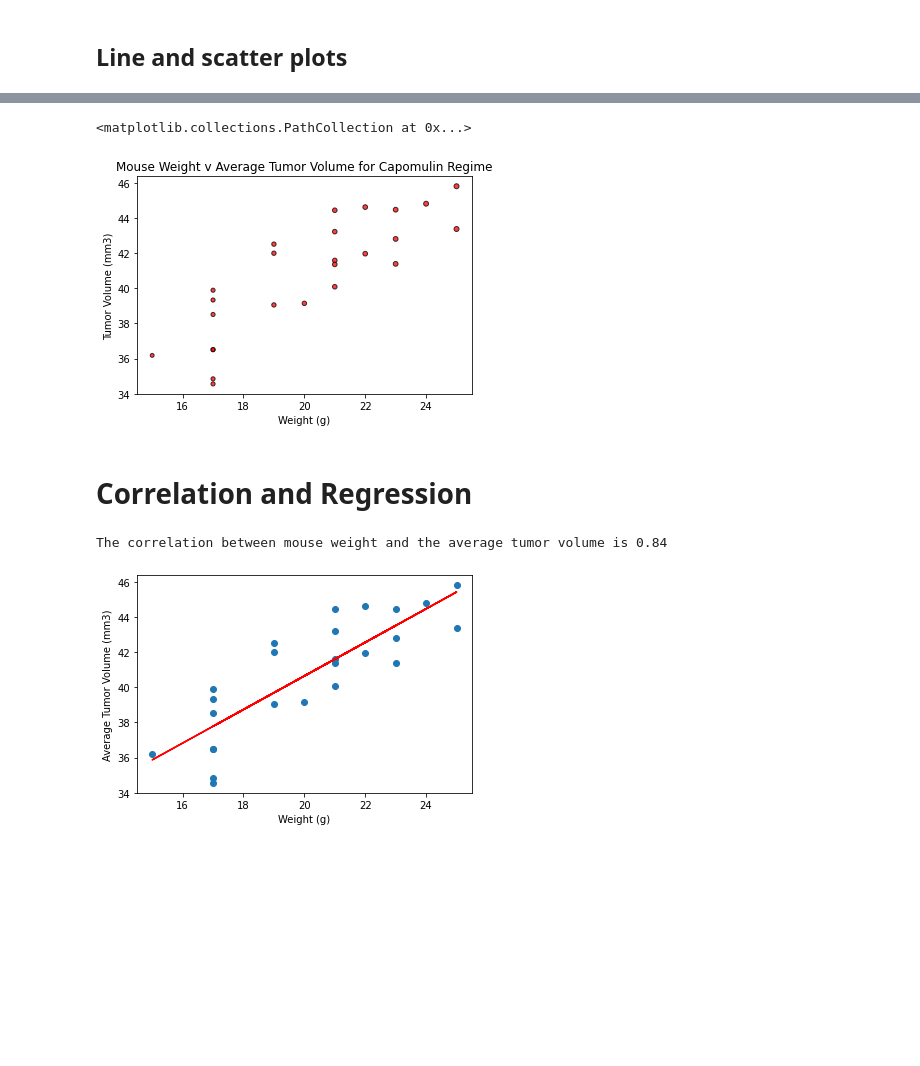
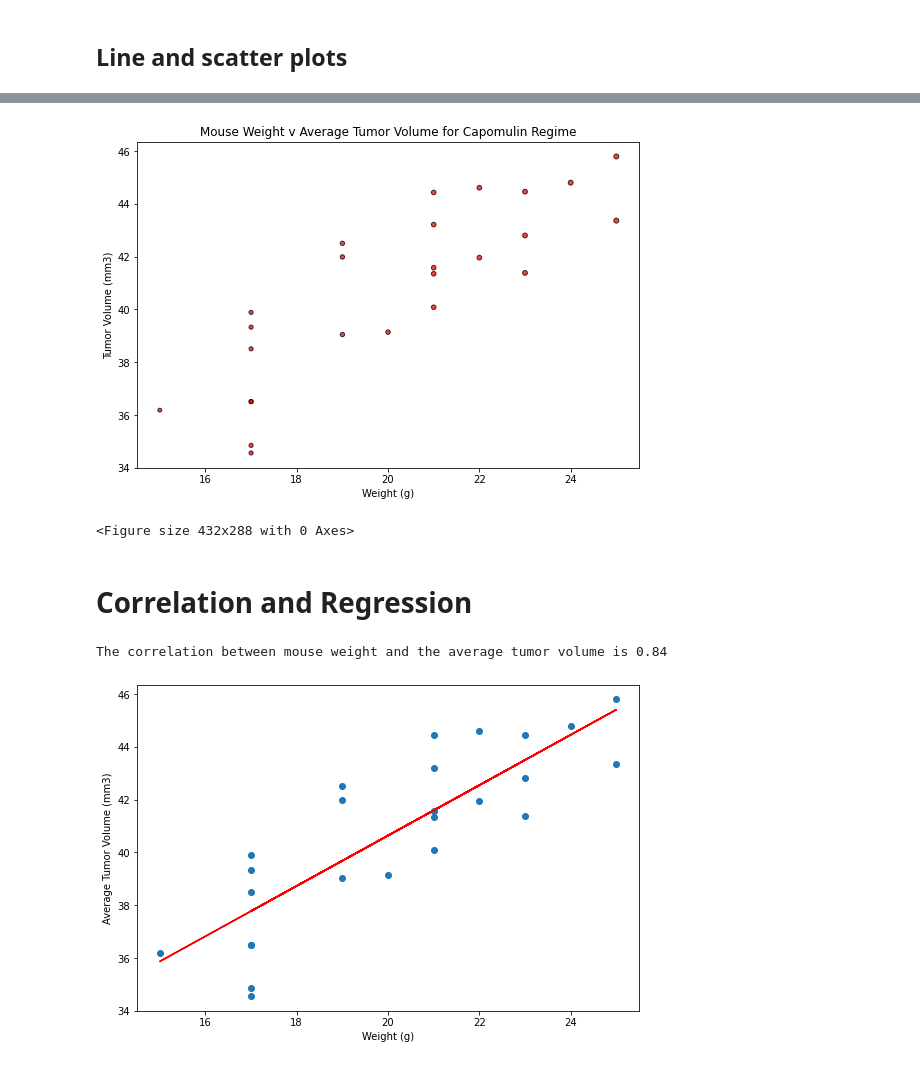
Before and after one commit to ZenAcar/AntiCancer-DrugRegimen-Analysis, a Jupyter notebook: pymaceuticals_analysis.ipynb, the cells around one changed output, grey strips where cells are left out. Drawn from its saved outputs; the diff is of its cells as text; code cells hidden in the pictures; blank space fills up the shorter version.

```diff
--- a/pymaceuticals_analysis.ipynb
+++ b/pymaceuticals_analysis.ipynb
@@ -229,6 +247,7 @@ capomulin_chart = combined_data.loc[combined_data["Drug Regimen"] == "Capomulin"
 
 capomulin_avg=capomulin_chart.groupby(['Mouse ID']).mean()
 
+fig = plt.figure(1, figsize=(9, 6))
 x_axis= capomulin_avg['Weight (g)']
 data= capomulin_avg['Tumor Volume (mm3)']
 
@@ -237,23 +256,26 @@ plt.xlabel("Weight (g)")
 plt.ylabel("Tumor Volume (mm3)")
 plt.scatter(x_axis, data, marker="o", facecolors="red", edgecolors="black",
             s=x_axis, alpha=0.75)
+plt.show()
+plt.savefig("images/scatterplots.png")
 # %% [output]
+[figure, new version]
-<matplotlib.collections.PathCollection at 0x...>
+<Figure size 432x288 with 0 Axes>
-[figure, old version]
 # %% [markdown]
 # Correlation and Regression
 # %%
 # Calculate the correlation coefficient and linear regression model
 # for mouse weight and average tumor volume for the Capomulin regimen
 corr=round(st.pearsonr(capomulin_avg['Weight (g)'],capomulin_avg['Tumor Volume (mm3)'])[0],2)
 print(f"The correlation between mouse weight and the average tumor volume is {corr}")
 model = st.linregress(capomulin_avg['Weight (g)'],capomulin_avg['Tumor Volume (mm3)'])
+fig = plt.figure(1, figsize=(9, 6))
 y_values = capomulin_avg['Weight (g)']*model[0]+model[1]
 plt.scatter(capomulin_avg['Weight (g)'],capomulin_avg['Tumor Volume (mm3)'])
 plt.plot(capomulin_avg['Weight (g)'],y_values,color="red")
 plt.xlabel('Weight (g)')
 plt.ylabel('Average Tumor Volume (mm3)')
 plt.show()
 # %% [output]
 The correlation between mouse weight and the average tumor volume is 0.84
-[figure, old version]
+[figure, new version]
```
Also changed, not shown: parts of 6 cells of this notebook, 8 other files.
